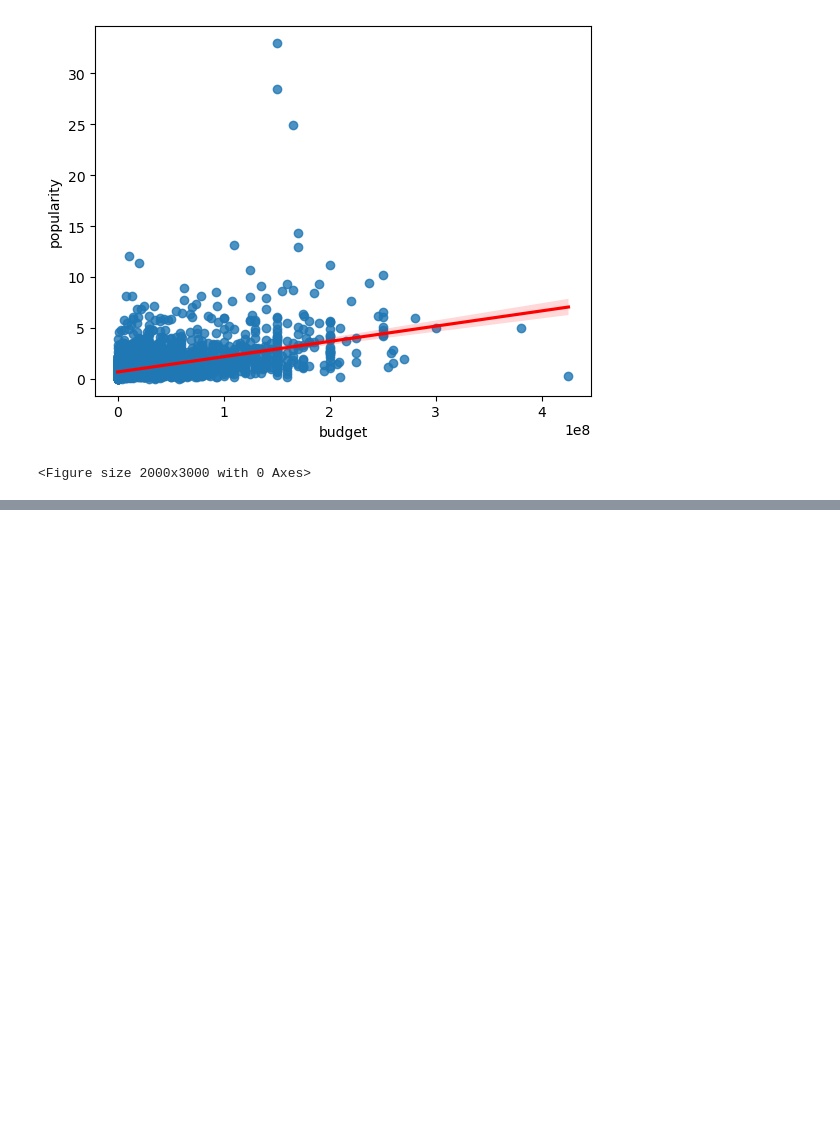
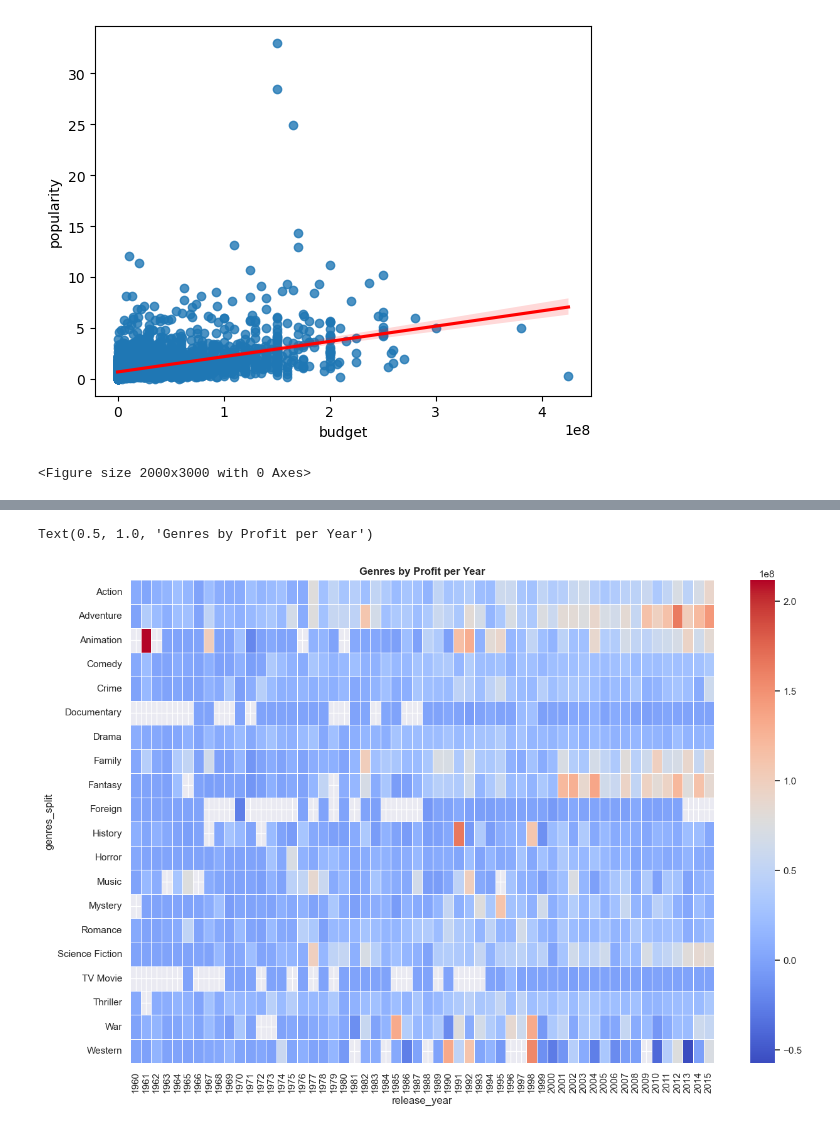
Before and after one commit to obrienanalytics/movie_project, a Jupyter notebook: Movie Project.ipynb, the cells around one changed output, grey strips where cells are left out. Saved outputs shown, nothing was run; the diff lists cells and outputs as text; code cells hidden in the pictures; blank space fills up the shorter version.

```diff
--- a/Movie Project.ipynb
+++ b/Movie Project.ipynb
@@ -408,0 +398,6 @@ KeyError: 'genres_split'
+# %%
+split = movies_genre['genres'].str.split('|').apply(Series,1).stack()
+split.index = split.index.droplevel(-1)
+split.name = 'genres_split'
+del movies_genre['genres']
+movies_genre = movies_genre.join(split)
@@ -408,0 +413,11 @@ KeyError: 'genres_split'
+# %%
+time_genre = pd.DataFrame(movies_genre.groupby(['release_year', 'genres_split'])['profit'].mean())
+# %%
+final_genre = pd.pivot_table(time_genre, values = 'profit', index = ['genres_split'], columns = ['release_year'])
+# %%
+sns.set(rc={'figure.figsize': (15,10)})
+sns.heatmap(final_genre, cmap='coolwarm', linewidths=0.5)
+plt.gca().set_title('Genres by Profit per Year', fontweight = 'bold')
+# %% [output]
+Text(0.5, 1.0, 'Genres by Profit per Year')
+[figure, added]
```
Also changed, not shown: parts of 6 cells of this notebook.
